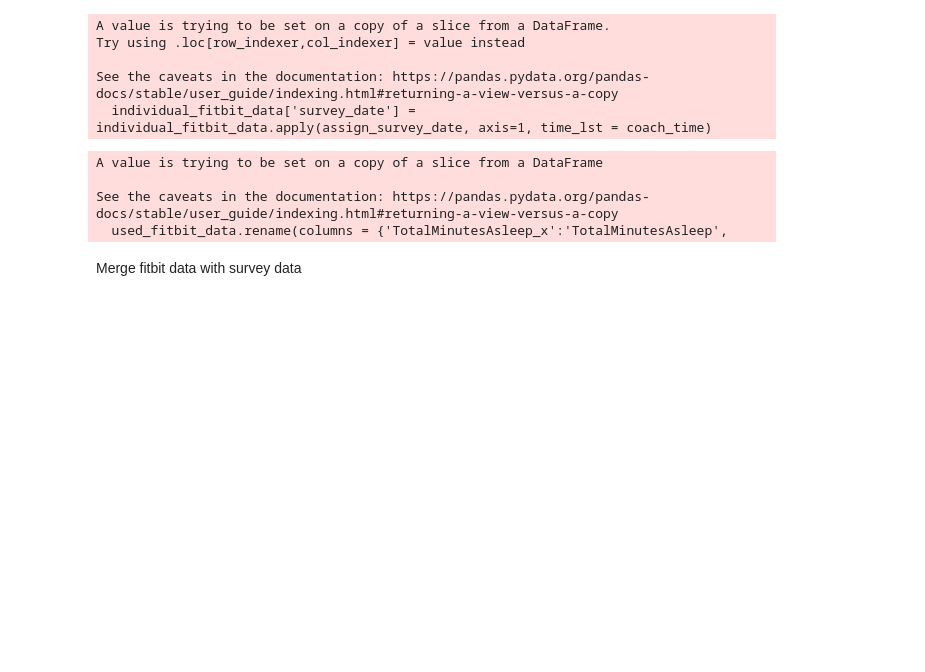
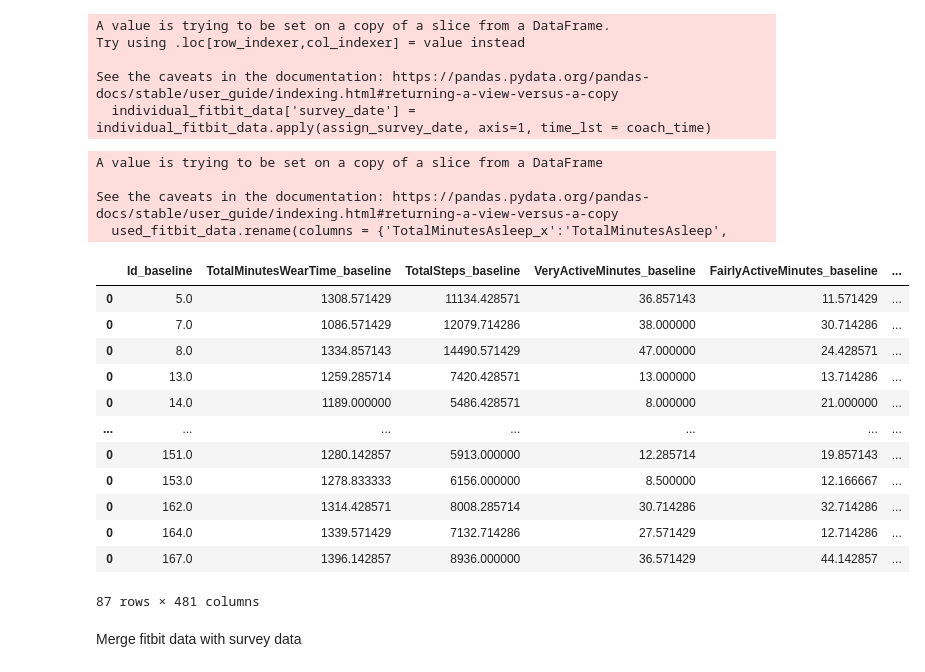
Before and after one commit to karrieFF/2024-08-Objective-identification-on-mental-health_CNN_LSTM, a Jupyter notebook: 01 Data processing.ipynb, the cells around one changed output. Saved outputs shown, nothing was run; the diff lists cells and outputs as text; code cells hidden in the pictures; blank space fills up the shorter version.

```diff
--- a/01 Data processing.ipynb
+++ b/01 Data processing.ipynb
@@ -69,8 +69,8 @@ merged4 = pd.merge(merged3, heartrate_15min, on=['Id','date'], how='left')
 merged5 = pd.merge(merged4, dailyFitbitActiveZoneMinutes, on=['Id','date'], how='left')
 merged6 = pd.merge(merged5, dailyHRV, on=['Id','date'], how='left')
 merged7 = pd.merge(merged6, fitbitBreathingRate, on=['Id','date'], how='left')
-merged8 = pd.merge(merged7, fitbitSkinTemperature, on=['Id','date'], how='left')
-merged_final = pd.merge(merged8, hearratezone_pivoted, on=['Id','date'], how='left')
+merged_final = pd.merge(merged7, fitbitSkinTemperature, on=['Id','date'], how='left')
+#merged_final = pd.merge(merged8, hearratezone_pivoted, on=['Id','date'], how='left')
 # %%
 #transfer Id to number only
 merged_final['Id'] = [items[-3:] for items in merged_final['Id']]
@@ -286,9 +286,10 @@ fitbit_data = fitbit_data[~fitbit_data['Id'].isin(only_baseline)] #delete the da
 # %%
 #used variables
 used_var = ['Id','date','survey_date','TotalMinutesWearTime', 'TotalSteps', 'VeryActiveMinutes', 'FairlyActiveMinutes',
-       'LightlyActiveMinutes', 'SedentaryMinutes', 'TotalMinutesAsleep_x', 'TotalTimeInBed_x',
-        'TotalTimeAwake', 'TotalMinutesLight', 'TotalMinutesDeep','TotalMinutesREM', 'RestingHeartRate','Cardio',
-       'Fat Burn', 'Out of Range', 'Peak'] #delete 'Above', 'Below', Custom Zone
+       'LightlyActiveMinutes', 'SedentaryMinutes', 'RestingHeartRate','TotalActiveZoneMinutes', 'FatBurnActiveZoneMinutes',
+       'CardioActiveZoneMinutes', 'PeakActiveZoneMinutes', 'DailyRMSSD', 'DeepRMSSD','AvgBreathsPerMinute',
+       'TotalMinutesAsleep_x', 'TotalTimeInBed_x', 'TotalTimeAwake', 'TotalMinutesLight',
+       'TotalMinutesDeep','TotalMinutesREM'] #delete 'Above', 'Below', Custom Zone
 
 used_fitbit_data = fitbit_data[used_var]
 
@@ -325,6 +326,22 @@ See the caveats in the documentation: https://pandas.pydata.org/pandas-docs/stab
   used_fitbit_data.rename(columns = {'TotalMinutesAsleep_x':'TotalMinutesAsleep',
 # %%
 fitbit_final_output.to_csv('fitbit_final_output.csv')
+# %%
+fitbit_final_output
+# %% [output]
+|  | Id_baseline | TotalMinutesWearTime_baseline | TotalSteps_baseline | VeryActiveMinutes_baseline | FairlyActiveMinutes_baseline | ... |
+| 0 | 5.0 | 1308.571429 | 11134.428571 | 36.857143 | 11.571429 | ... |
+| 0 | 7.0 | 1086.571429 | 12079.714286 | 38.000000 | 30.714286 | ... |
+| 0 | 8.0 | 1334.857143 | 14490.571429 | 47.000000 | 24.428571 | ... |
+| 0 | 13.0 | 1259.285714 | 7420.428571 | 13.000000 | 13.714286 | ... |
+| 0 | 14.0 | 1189.000000 | 5486.428571 | 8.000000 | 21.000000 | ... |
+| ... | ... | ... | ... | ... | ... | ... |
+| 0 | 151.0 | 1280.142857 | 5913.000000 | 12.285714 | 19.857143 | ... |
+| 0 | 153.0 | 1278.833333 | 6156.000000 | 8.500000 | 12.166667 | ... |
+| 0 | 162.0 | 1314.428571 | 8008.285714 | 30.714286 | 32.714286 | ... |
+| 0 | 164.0 | 1339.571429 | 7132.714286 | 27.571429 | 12.714286 | ... |
+| 0 | 167.0 | 1396.142857 | 8936.000000 | 36.571429 | 44.142857 | ... |
+87 rows × 481 columns
 # %% [markdown]
 Merge fitbit data with survey data
 # %%
```
Also changed, not shown: parts of 2 cells of this notebook.
